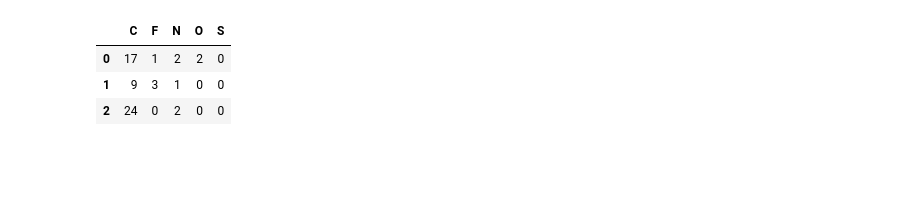
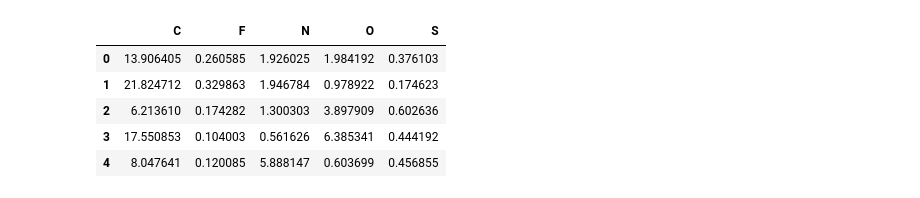
Before and after one commit to Evintkoo/Functional-Group-Analysis, a Jupyter notebook: Elements/3-clustering.ipynb, the cells around one changed output. Saved outputs shown, nothing was run; the diff lists cells and outputs as text; code cells hidden in the pictures; blank space fills up the shorter version.

```diff
--- a/Elements/3-clustering.ipynb
+++ b/Elements/3-clustering.ipynb
@@ -31,2 +28,6 @@ sns.heatmap(df.corr())
+# %%
+pkl_filename = "models/pca_model.pkl"
+with open(pkl_filename, 'rb') as file:
+    pca_model = pickle.load(file)
 # %%
 X = df.values
@@ -54,10 +64,12 @@ cluster_centers.shape
-# %%
-cc = pd.DataFrame(cluster_centers, columns=df.columns)
-cc.dropna(axis=1, inplace=True)
-cc.round(4)
-# %% [output]
-|  | C | F | N | O | S |
-| 0 | 17 | 1 | 2 | 2 | 0 |
-| 1 | 9 | 3 | 1 | 0 | 0 |
-| 2 | 24 | 0 | 2 | 0 | 0 |
+# %%
+data_cols = pd.read_csv("Datas/clear_encoded_data.csv")
+cluster_data = pd.DataFrame(pca_model.inverse_transform( model.cluster_center_), columns=data_cols.columns)
+cluster_data[cluster_data > .1].dropna(axis=1)
+# %% [output]
+|  | C | F | N | O | S |
+| 0 | 13.906405 | 0.260585 | 1.926025 | 1.984192 | 0.376103 |
+| 1 | 21.824712 | 0.329863 | 1.946784 | 0.978922 | 0.174623 |
+| 2 | 6.213610 | 0.174282 | 1.300303 | 3.897909 | 0.602636 |
+| 3 | 17.550853 | 0.104003 | 0.561626 | 6.385341 | 0.444192 |
+| 4 | 8.047641 | 0.120085 | 5.888147 | 0.603699 | 0.456855 |
 # %%
```
Also changed, not shown: parts of 7 cells of this notebook, 24 other files.
